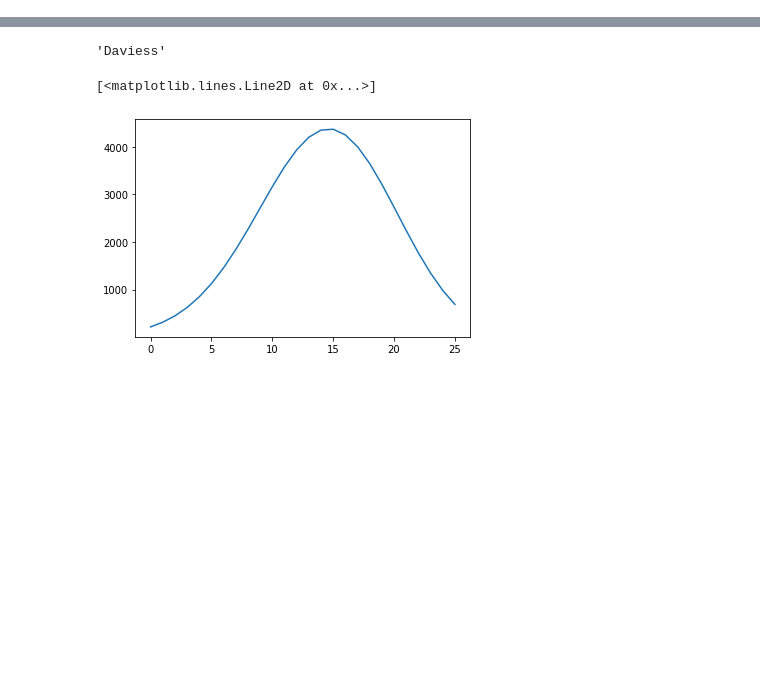
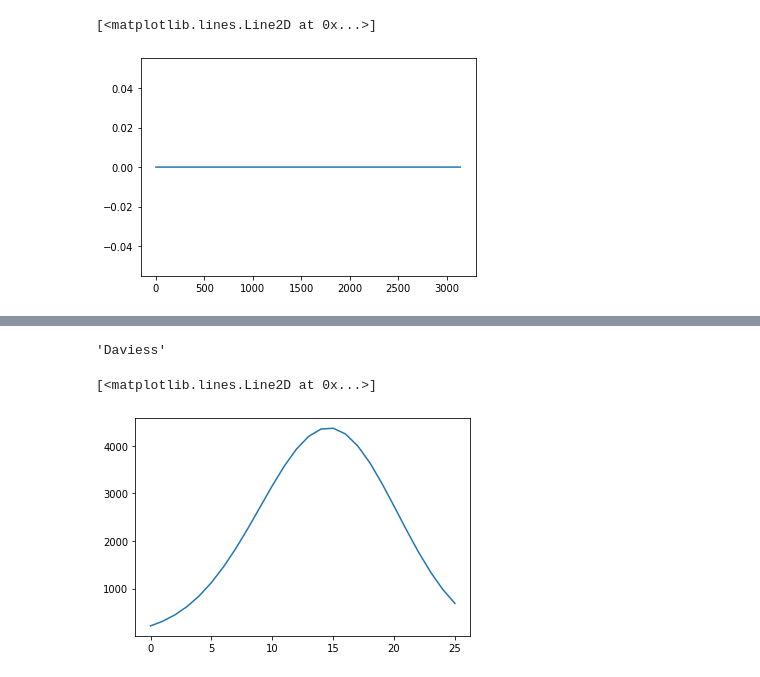
Before and after one commit to lthul/COVID, a Jupyter notebook: Untitled1.ipynb, the cells around one changed output, grey strips where cells are left out. Drawn from its saved outputs; the diff is of its cells as text; code cells hidden in the pictures; blank space fills up the shorter version.

```diff
--- a/Untitled1.ipynb
+++ b/Untitled1.ipynb
@@ -38,0 +46,7 @@ for t in range(T):
+# %%
+t=5
+b = (alpha[t] * S[:,t] * np.dot(FLOW, beta[t] * x[:,t]))/(N + np.sum(FLOW, axis=0))
+plt.plot(b)
+# %% [output]
+[<matplotlib.lines.Line2D at 0x...>]
+[figure, added]
```
Also changed, not shown: parts of 52 cells of this notebook, 18 other files.
